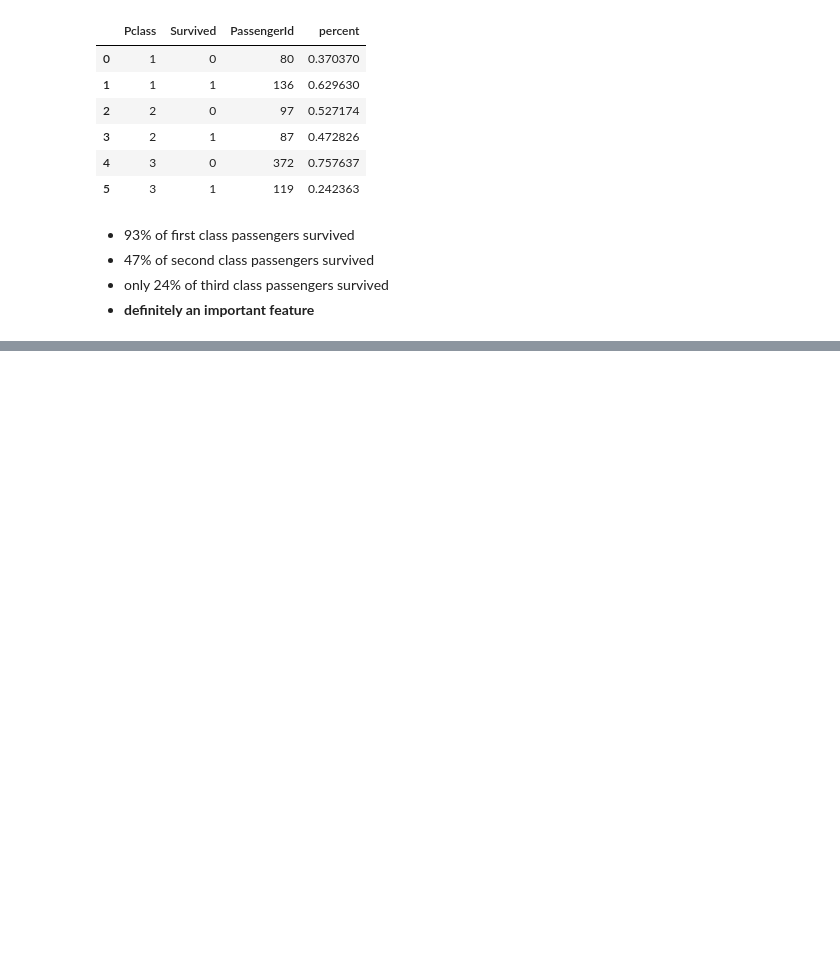
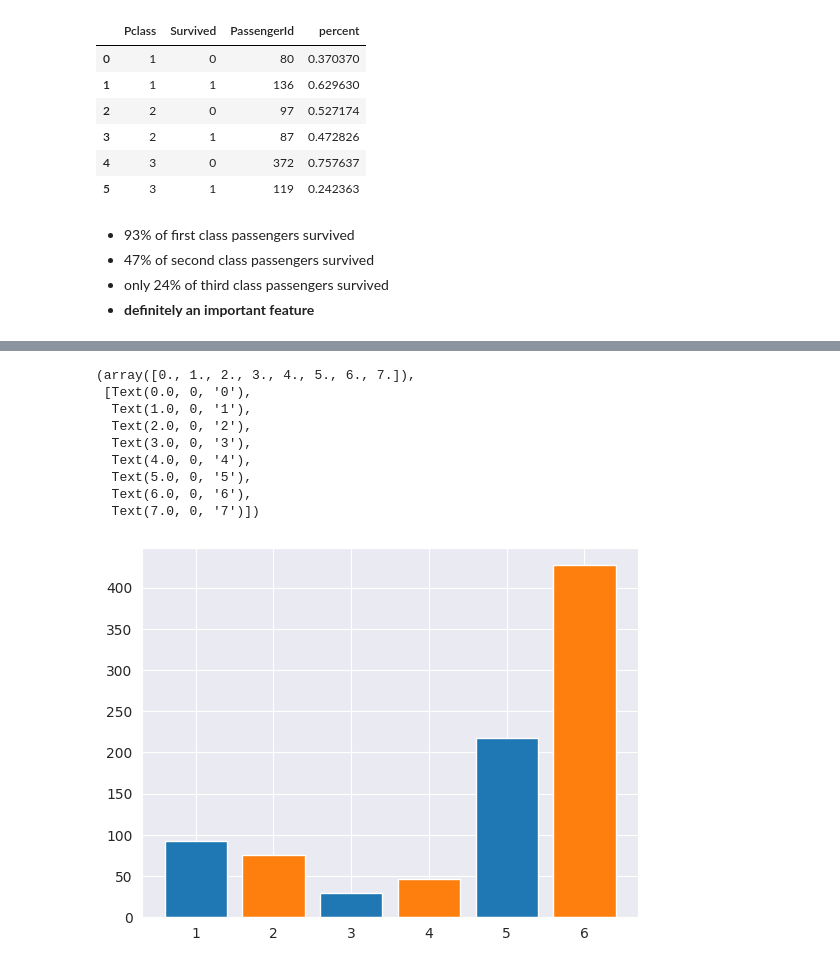
Before and after one commit to shayansm2/kaggle-playground, a Jupyter notebook: titanic/discover.ipynb, the cells around one changed output, grey strips where cells are left out. Saved outputs shown, nothing was run; the diff lists cells and outputs as text; code cells hidden in the pictures; blank space fills up the shorter version.

```diff
--- a/titanic/discover.ipynb
+++ b/titanic/discover.ipynb
@@ -40,7 +40,7 @@ parent_children_count = 'Parch'
 ticket_number = 'Ticket'
 fare = 'Fare'
 cabin_number = 'Cabin'
-embarkation_port = 'embarked' # C = Cherbourg, Q = Queenstown, S = Southampton
+embarkation_port = 'Embarked' # C = Cherbourg, Q = Queenstown, S = Southampton
 # %%
 x = [] # no feature is selected yet
 y = [survived]
@@ -103,0 +95,4 @@ sns.kdeplot(data=train, x=age)
+# %%
+df = train.groupby([embarkation_port, survived]).count().reset_index()[[embarkation_port, survived, passenger_id]]
+df['percent'] = df[passenger_id] / df.groupby(embarkation_port)[passenger_id].transform('sum')
+df
@@ -103,0 +107,17 @@ sns.kdeplot(data=train, x=age)
+# %%
+survived_df = df[df[survived]==1]
+not_survived_df = df[df[survived]==0]
+plt.bar(x=[1,3,5], height=survived_df[passenger_id], label=survived_df[embarkation_port])
+plt.bar(x=[2,4,6], height=not_survived_df[passenger_id], label=not_survived_df[embarkation_port])
+plt.xticks(label=survived_df[embarkation_port])
+# %% [output]
+(array([0., 1., 2., 3., 4., 5., 6., 7.]),
+ [Text(0.0, 0, '0'),
+  Text(1.0, 0, '1'),
+  Text(2.0, 0, '2'),
+  Text(3.0, 0, '3'),
+  Text(4.0, 0, '4'),
+  Text(5.0, 0, '5'),
+  Text(6.0, 0, '6'),
+  Text(7.0, 0, '7')])
+[figure, added]
```
Also changed, not shown: parts of 3 cells of this notebook, 1 other file.
